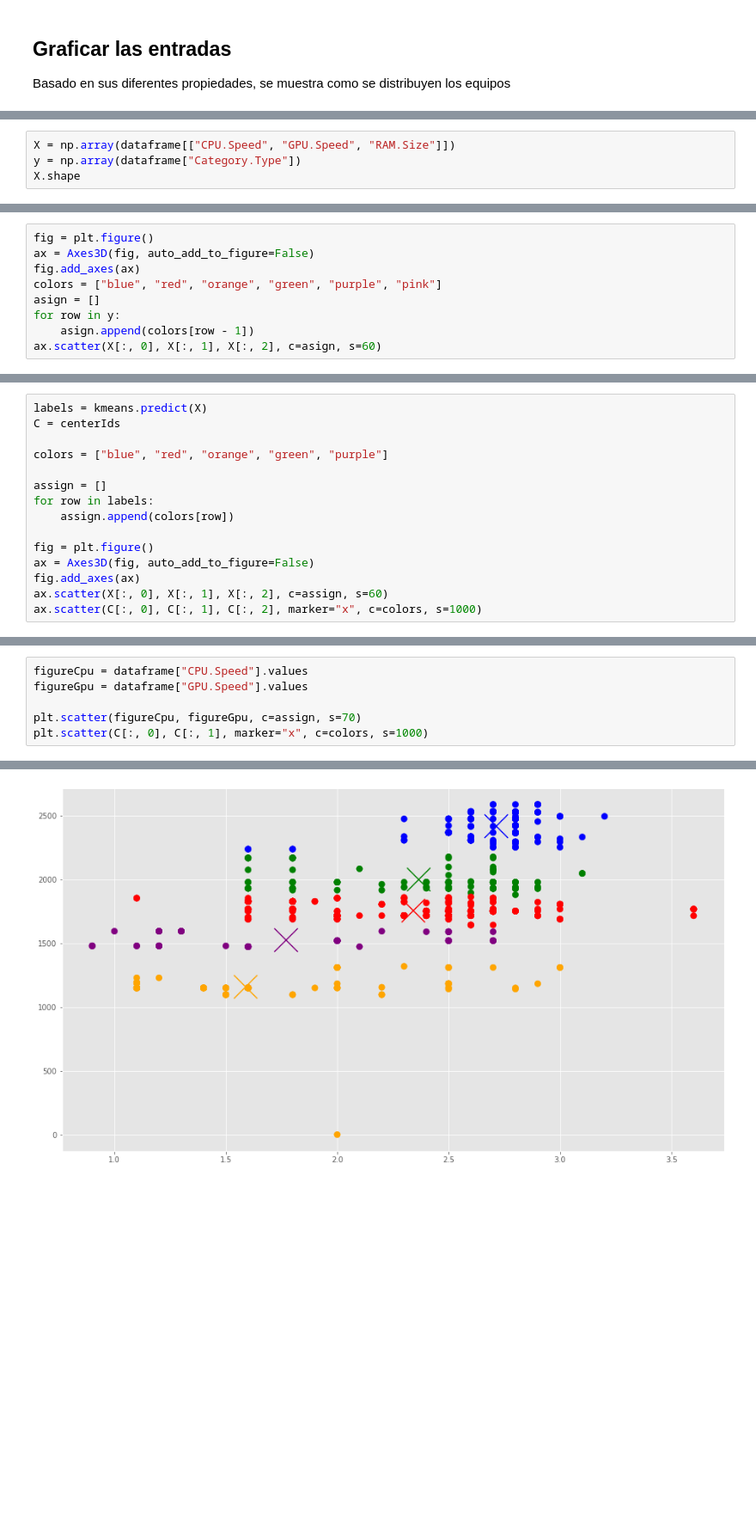
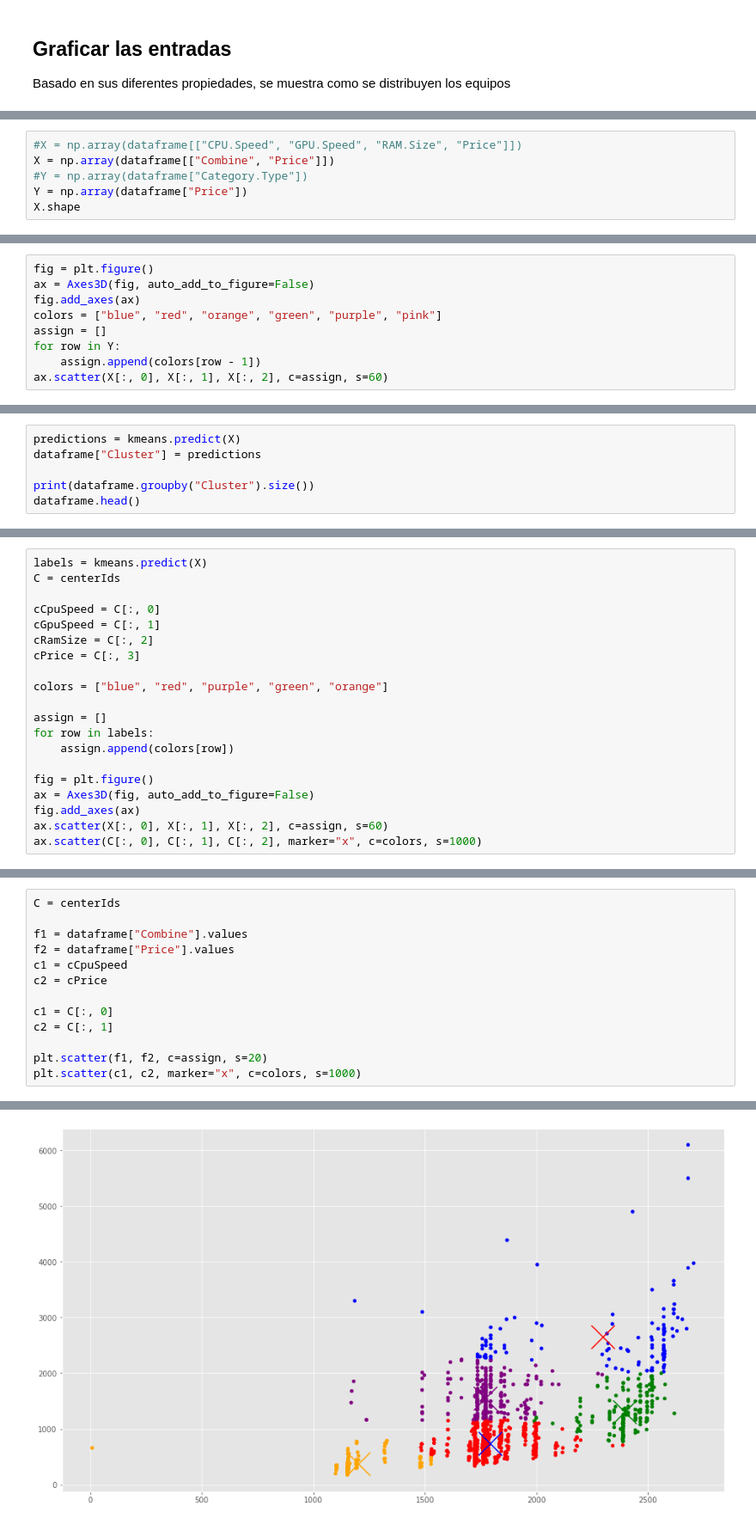
Before and after one commit to darieldejesus/ucm-laptop-recommender, a Jupyter notebook: notebook/KMeans.ipynb, the cells around one changed output, grey strips where cells are left out. Shown at 86% size. Saved outputs shown, nothing was run; the diff lists cells and outputs as text; blank space fills up the shorter version.

Commit message:
Cargar y preparar clusters (#4)
* cargar dataset en base de datos

* agregar funcion para calcular los clusteres

```diff
--- a/notebook/KMeans.ipynb
+++ b/notebook/KMeans.ipynb
@@ -90,7 +93,9 @@ sb.pairplot(dataframe, hue="Category.Type", height=5, vars=["CPU.Speed", "GPU.Sp
 <seaborn.axisgrid.PairGrid at 0x...>
 [figure]
 # %%
-X = np.array(dataframe[["CPU.Speed", "GPU.Speed", "RAM.Size"]])
-y = np.array(dataframe["Category.Type"])
+#X = np.array(dataframe[["CPU.Speed", "GPU.Speed", "RAM.Size", "Price"]])
+X = np.array(dataframe[["Combine", "Price"]])
+#Y = np.array(dataframe["Category.Type"])
+Y = np.array(dataframe["Price"])
 X.shape
 # %% [output]
@@ -100,10 +105,10 @@ fig = plt.figure()
 ax = Axes3D(fig, auto_add_to_figure=False)
 fig.add_axes(ax)
 colors = ["blue", "red", "orange", "green", "purple", "pink"]
-asign = []
-for row in y:
-    asign.append(colors[row - 1])
-ax.scatter(X[:, 0], X[:, 1], X[:, 2], c=asign, s=60)
+assign = []
+for row in Y:
+    assign.append(colors[row - 1])
+ax.scatter(X[:, 0], X[:, 1], X[:, 2], c=assign, s=60)
 # %% [output]
 <mpl_toolkits.mplot3d.art3d.Path3DCollection at 0x...>
 [figure]
@@ -133,0 +140,6 @@ array([[2.71395349e+00, 2.41665504e+03, 1.34651163e+01],
+# %%
+predictions = kmeans.predict(X)
+dataframe["Cluster"] = predictions
+
+print(dataframe.groupby("Cluster").size())
+dataframe.head()
@@ -135,7 +161,12 @@ array([[2.71395349e+00, 2.41665504e+03, 1.34651163e+01],
 labels = kmeans.predict(X)
 C = centerIds
 
-colors = ["blue", "red", "orange", "green", "purple"]
+cCpuSpeed = C[:, 0]
+cGpuSpeed = C[:, 1]
+cRamSize = C[:, 2]
+cPrice = C[:, 3]
+
+colors = ["blue", "red", "purple", "green", "orange"]
 
 assign = []
 for row in labels:
@@ -152,9 +184,16 @@ ax.scatter(C[:, 0], C[:, 1], C[:, 2], marker="x", c=colors, s=1000)
 # %%
-figureCpu = dataframe["CPU.Speed"].values
-figureGpu = dataframe["GPU.Speed"].values
+C = centerIds
 
-plt.scatter(figureCpu, figureGpu, c=assign, s=70)
-plt.scatter(C[:, 0], C[:, 1], marker="x", c=colors, s=1000)
+f1 = dataframe["Combine"].values
+f2 = dataframe["Price"].values
+c1 = cCpuSpeed
+c2 = cPrice
+
+c1 = C[:, 0]
+c2 = C[:, 1]
+
+plt.scatter(f1, f2, c=assign, s=20)
+plt.scatter(c1, c2, marker="x", c=colors, s=1000)
 # %% [output]
 <matplotlib.collections.PathCollection at 0x...>
-[figure, old version]
+[figure, new version]
```
Also changed, not shown: parts of 14 cells of this notebook, 9 other files.
